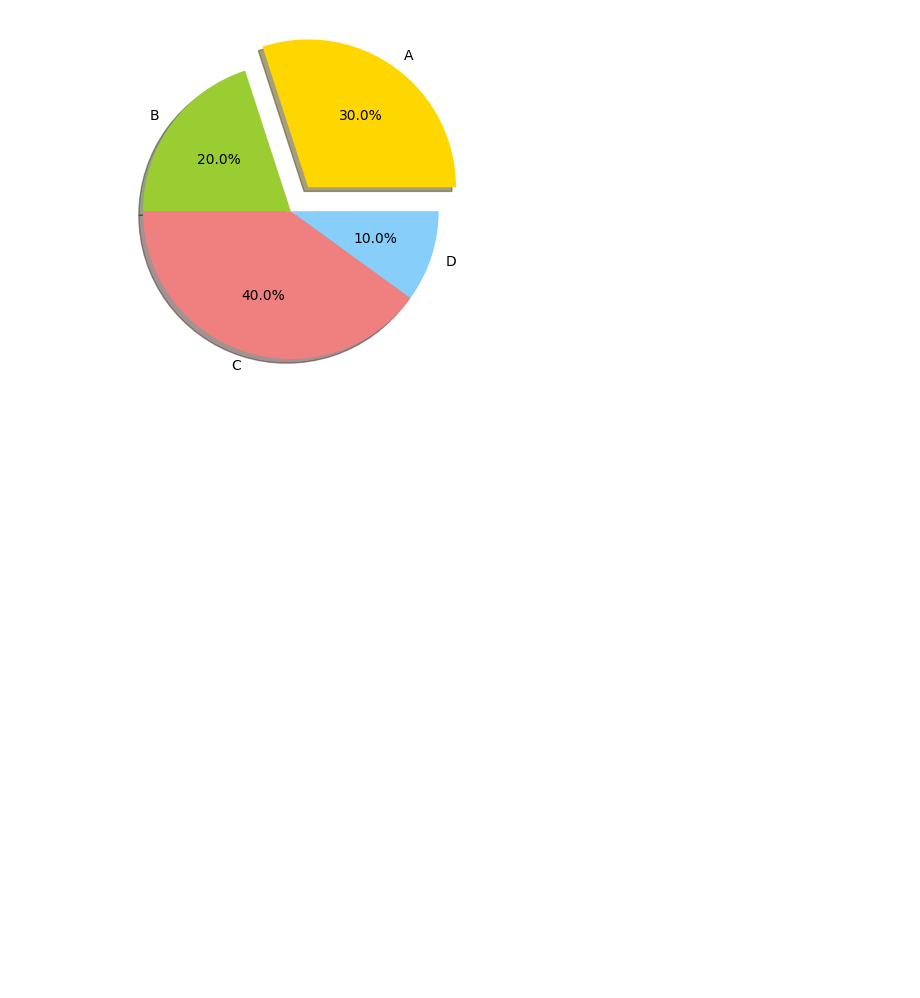
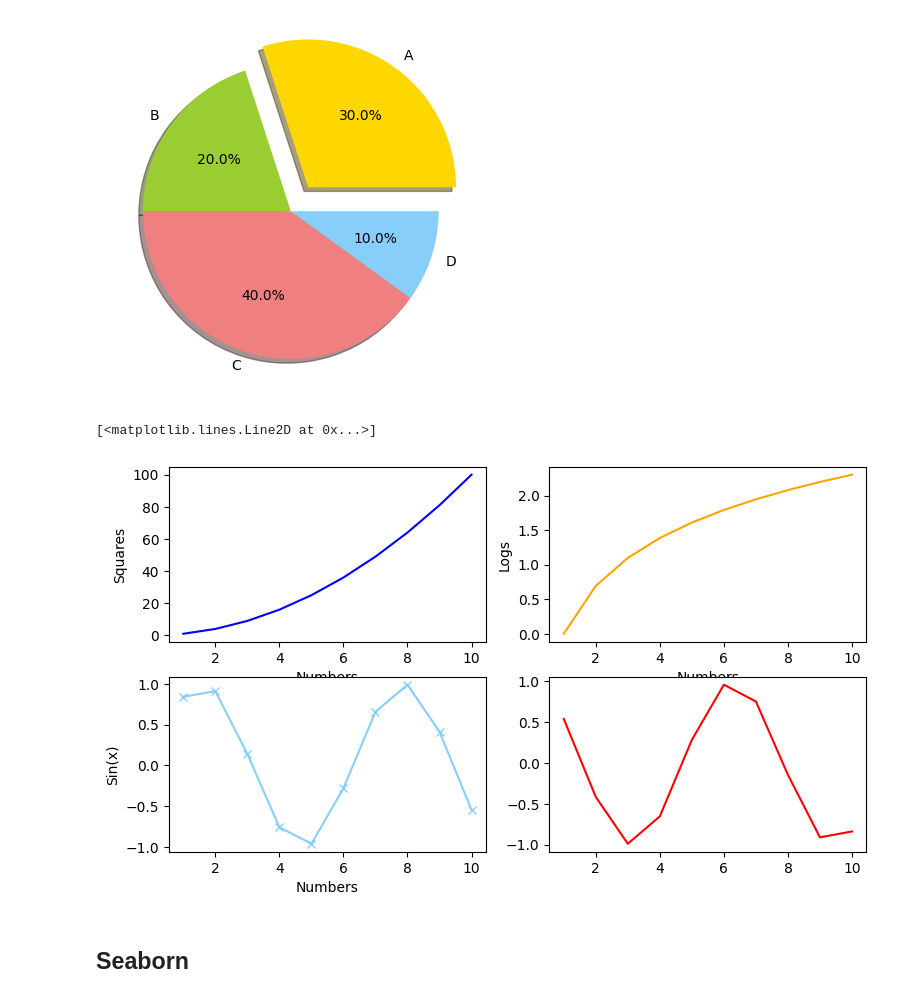
Before and after one commit to amankr2301/Data_analysis_with_python-, a Jupyter notebook: numpy-pandas-matplotlib.ipynb, the cells around one changed output. Saved outputs shown, nothing was run; the diff lists cells and outputs as text; code cells hidden in the pictures; blank space fills up the shorter version.

Commit message:
Kaggle Notebook | numpy_pandas_matplotlib | tips_seaborn

```diff
--- a/numpy-pandas-matplotlib.ipynb
+++ b/numpy-pandas-matplotlib.ipynb
@@ -427,3 +427,31 @@ plt.pie(sizes ,explode = explode,labels = labels , colors = colors , shadow = Tr
   Text(-0.1854102628337293, -0.5706338882645574, '40.0%'),
   Text(0.5706339184717159, -0.185410169865666, '10.0%')])
 [figure]
+# %%
+x = np.arange(1,11)
+y = np.square(x)
+
+plt.figure(figsize = (9,5))
+
+
+
+plt.subplot(2,2,1)
+plt.plot(x,y , color = "blue")
+plt.xlabel('Numbers')
+plt.ylabel("Squares")
+
+plt.subplot(2,2,2)
+plt.plot(x , np.log(x) , color = 'orange')
+plt.xlabel('Numbers')
+plt.ylabel('Logs')
+
+plt.subplot(2,2,3)
+plt.plot(x , np.sin(x) , marker = 'x' , color = 'lightskyblue')
+plt.xlabel('Numbers')
+plt.ylabel('Sin(x)')
+
+plt.subplot(2,2,4)
+plt.plot(x , np.cos(x) , color = "Red")
+# %% [output]
+[<matplotlib.lines.Line2D at 0x...>]
+[figure, added]
@@ -429,0 +481,2 @@ plt.pie(sizes ,explode = explode,labels = labels , colors = colors , shadow = Tr
+# %% [markdown]
+## Seaborn
```
Also changed, not shown: parts of 21 cells of this notebook.
